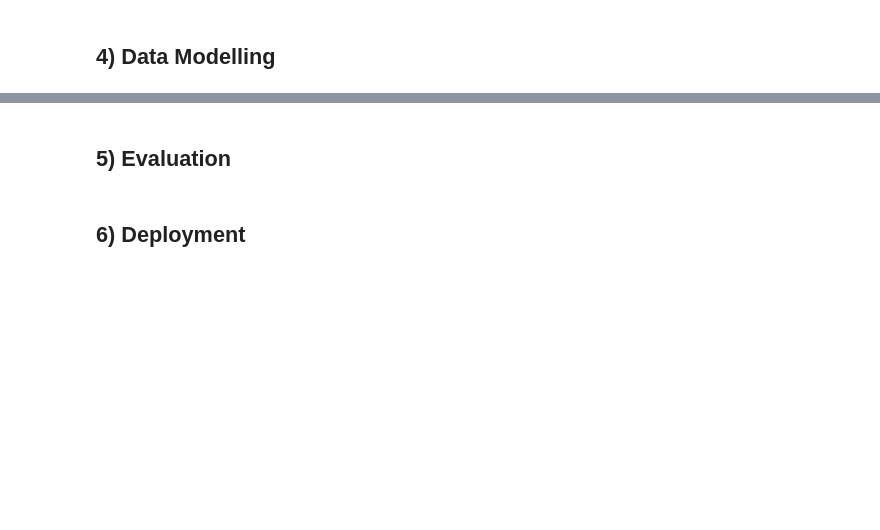
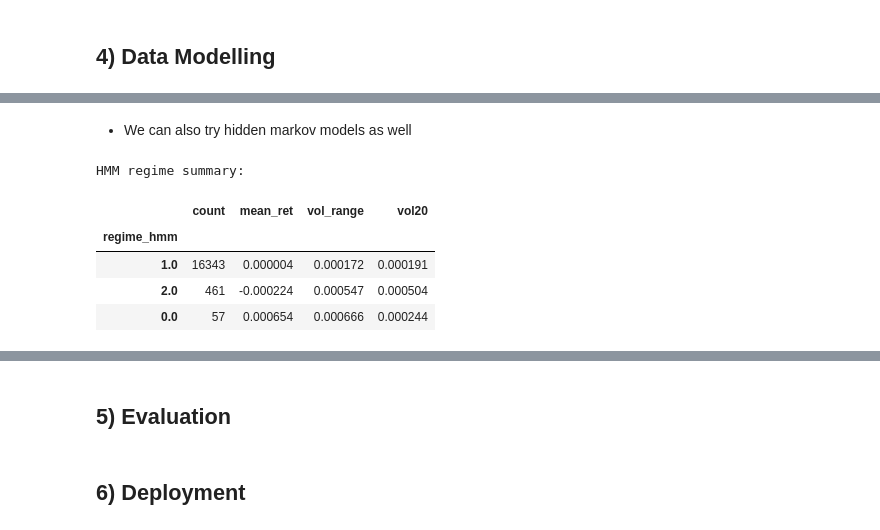
Before and after one commit to eugene-maina72/FX-trading-bot-EUR-USD, a Jupyter notebook: notebook.ipynb, the cells around one changed output, grey strips where cells are left out. Drawn from its saved outputs; the diff is of its cells as text; code cells hidden in the pictures; blank space fills up the shorter version.

```diff
--- a/notebook.ipynb
+++ b/notebook.ipynb
@@ -1145,0 +1629,43 @@ Train+Val: (11092, 80) Test: (2772, 80)
+# %% [markdown]
+* We can also try hidden markov models as well
+# %%
+from hmmlearn.hmm import GaussianHMM
+
+hmm_cols = ["ret_1", "range_pct", "vol_20"]
+hmm_df = five_ctx[hmm_cols].dropna().copy()
+
+X_hmm = hmm_df.values
+
+# 3 hidden states is a reasonable starting point: low/medium/high vol or trend states
+hmm_model = GaussianHMM(
+    n_components=3,
+    covariance_type="full",
+    n_iter=200,
+    random_state=42,
+)
+hmm_model.fit(X_hmm)
+
+hmm_states = hmm_model.predict(X_hmm)
+five_ctx.loc[hmm_df.index, "regime_hmm"] = hmm_states
+
+hmm_summary = (
+    five_ctx.dropna(subset=["regime_hmm"])
+    .groupby("regime_hmm")
+    .agg(
+        count=("ret_1", "size"),
+        mean_ret=("ret_1", "mean"),
+        vol_range=("range_pct", "mean"),
+        vol20=("vol_20", "mean"),
+    )
+    .sort_values("vol_range")
+)
+
+print("HMM regime summary:")
+display(hmm_summary)
+# %% [output]
+HMM regime summary:
+|  | count | mean_ret | vol_range | vol20 |
+| regime_hmm |  |  |  |  |
+| 1.0 | 16343 | 0.000004 | 0.000172 | 0.000191 |
+| 2.0 | 461 | -0.000224 | 0.000547 | 0.000504 |
+| 0.0 | 57 | 0.000654 | 0.000666 | 0.000244 |
```
Also changed, not shown: parts of 47 cells of this notebook.
